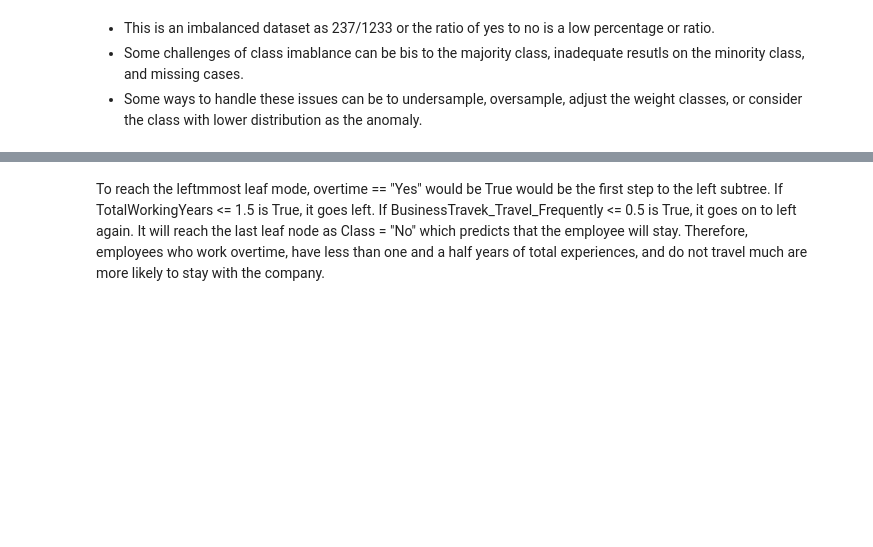
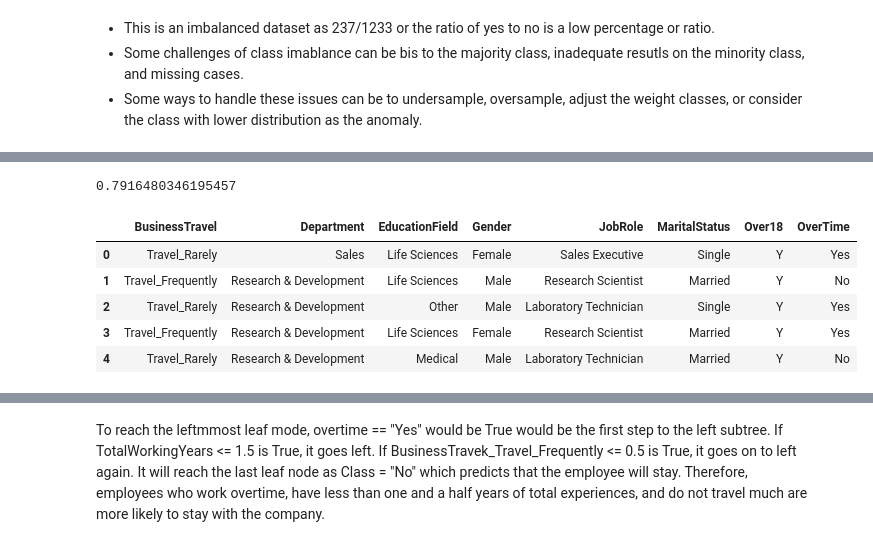
Before and after one commit to harshithasmj/Employee-Attrition, a Jupyter notebook: Employee_Attrition.ipynb, the cells around one changed output, grey strips where cells are left out. Drawn from its saved outputs; the diff is of its cells as text; code cells hidden in the pictures; blank space fills up the shorter version.

```diff
--- a/Employee_Attrition.ipynb
+++ b/Employee_Attrition.ipynb
@@ -69,6 +153,19 @@ print(df_target.head(5))
+# %%
+from sklearn.model_selection import cross_val_score
+scores = cross_val_score(clf, X_train_full, y_train, cv=5)
+print(scores.mean())
+# %% [output]
+0.7916480346195457
 # %%
-categorical_variables = df_features.select_dtypes(exclude=['numeric'])
+categorical_variables = df_features.select_dtypes(exclude=[np.number])
 categorical_variables.head()
+# %% [output]
+|  | BusinessTravel | Department | EducationField | Gender | JobRole | MaritalStatus | Over18 | OverTime |
+| 0 | Travel_Rarely | Sales | Life Sciences | Female | Sales Executive | Single | Y | Yes |
+| 1 | Travel_Frequently | Research & Development | Life Sciences | Male | Research Scientist | Married | Y | No |
+| 2 | Travel_Rarely | Research & Development | Other | Male | Laboratory Technician | Single | Y | Yes |
+| 3 | Travel_Frequently | Research & Development | Life Sciences | Female | Research Scientist | Married | Y | Yes |
+| 4 | Travel_Rarely | Research & Development | Medical | Male | Laboratory Technician | Married | Y | No |
 # %%
 #using training and testing sets
 from sklearn.model_selection import train_test_split
```
Also changed, not shown: parts of 25 cells of this notebook.
